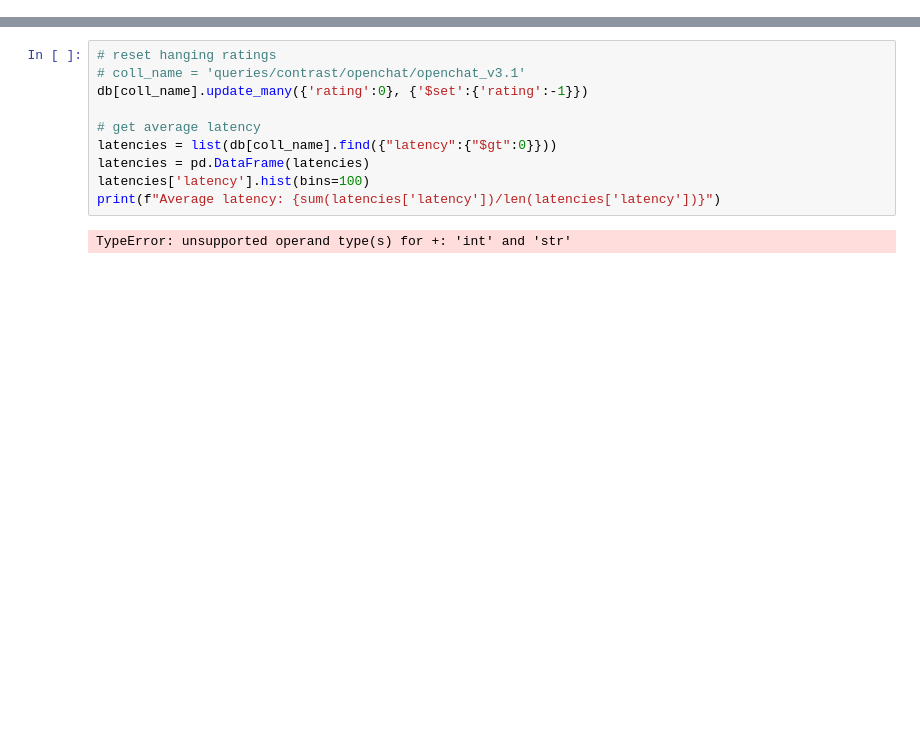
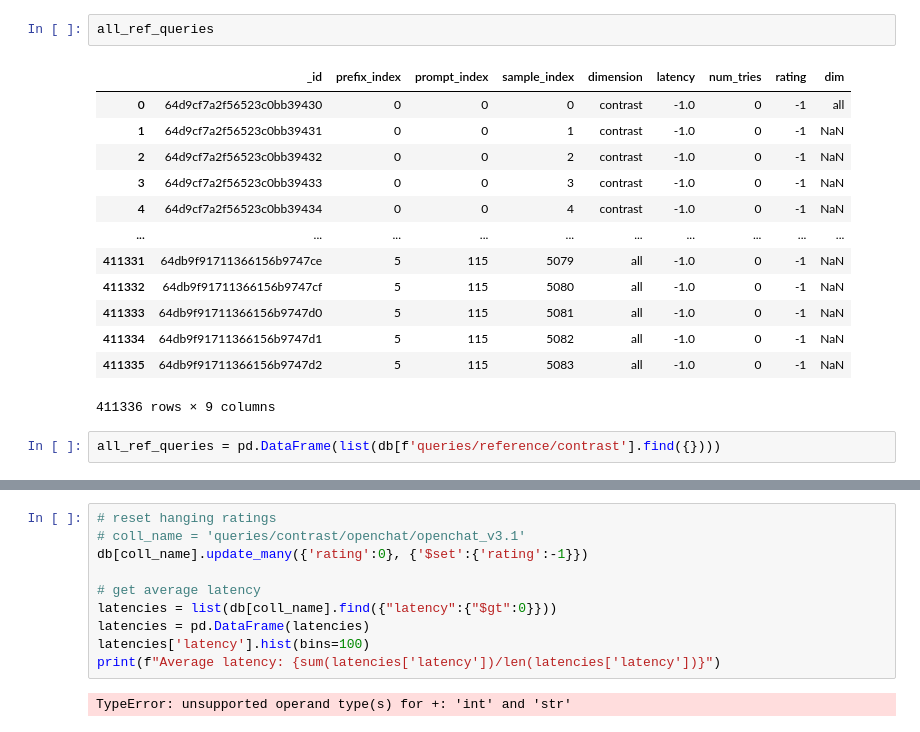
Before and after one commit to TruMind-ai/calibration-scripts, a Jupyter notebook: mongo_fixer.ipynb, the cells around one changed output, grey strips where cells are left out. Saved outputs shown, nothing was run; the diff lists cells and outputs as text; blank space fills up the shorter version.

Commit message:
contrast db fixes

```diff
--- a/mongo_fixer.ipynb
+++ b/mongo_fixer.ipynb
@@ -17,0 +45,18 @@ all_ratings_llm = pd.DataFrame(list(db[f'queries/{llm_name}/{dim}'].find({})))
+# %%
+all_ref_queries
+# %% [output]
+|  | _id | prefix_index | prompt_index | sample_index | dimension | latency | num_tries | rating | dim |
+| 0 | 64d9cf7a2f56523c0bb39430 | 0 | 0 | 0 | contrast | -1.0 | 0 | -1 | all |
+| 1 | 64d9cf7a2f56523c0bb39431 | 0 | 0 | 1 | contrast | -1.0 | 0 | -1 | NaN |
+| 2 | 64d9cf7a2f56523c0bb39432 | 0 | 0 | 2 | contrast | -1.0 | 0 | -1 | NaN |
+| 3 | 64d9cf7a2f56523c0bb39433 | 0 | 0 | 3 | contrast | -1.0 | 0 | -1 | NaN |
+| 4 | 64d9cf7a2f56523c0bb39434 | 0 | 0 | 4 | contrast | -1.0 | 0 | -1 | NaN |
+| ... | ... | ... | ... | ... | ... | ... | ... | ... | ... |
+| 411331 | 64db9f91711366156b9747ce | 5 | 115 | 5079 | all | -1.0 | 0 | -1 | NaN |
+| 411332 | 64db9f91711366156b9747cf | 5 | 115 | 5080 | all | -1.0 | 0 | -1 | NaN |
+| 411333 | 64db9f91711366156b9747d0 | 5 | 115 | 5081 | all | -1.0 | 0 | -1 | NaN |
+| 411334 | 64db9f91711366156b9747d1 | 5 | 115 | 5082 | all | -1.0 | 0 | -1 | NaN |
+| 411335 | 64db9f91711366156b9747d2 | 5 | 115 | 5083 | all | -1.0 | 0 | -1 | NaN |
+411336 rows × 9 columns
+# %%
+all_ref_queries = pd.DataFrame(list(db[f'queries/reference/contrast'].find({})))
```
Also changed, not shown: parts of 9 cells of this notebook, 1 other file.
